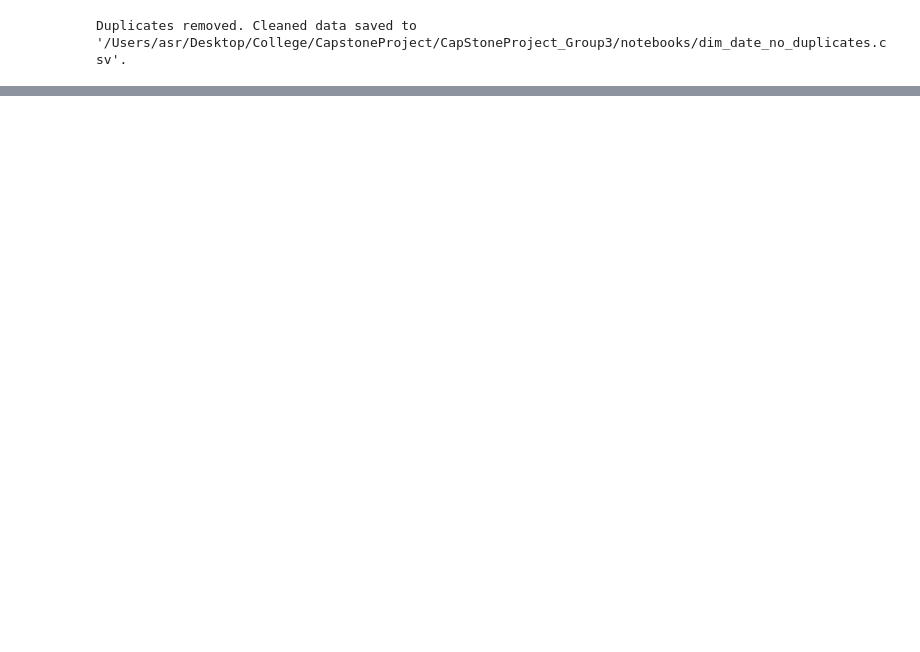
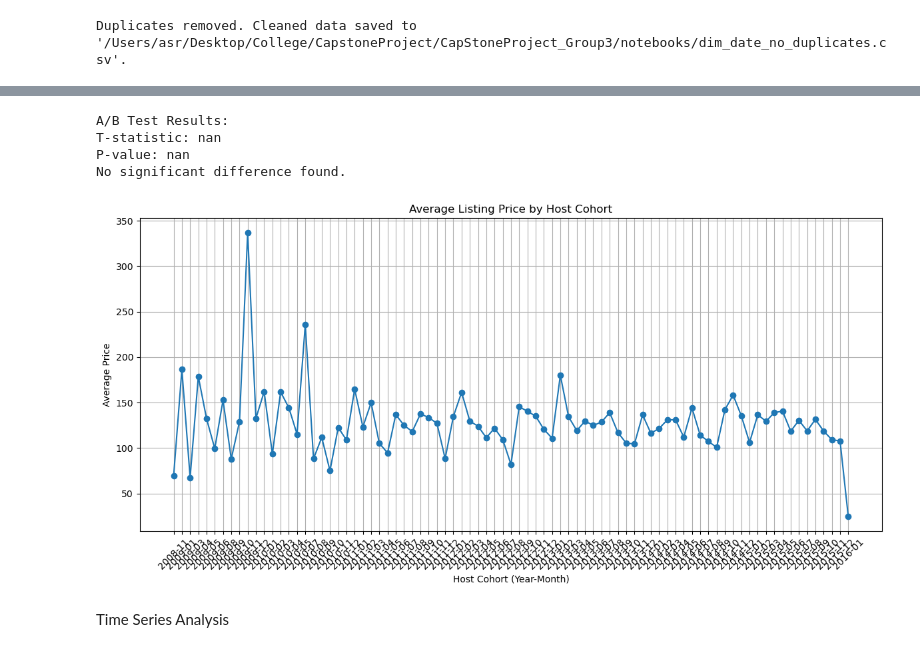
Before and after one commit to TheJojoJoseph/CapStoneProject_Group3, a Jupyter notebook: notebooks/capstone-grp3-phase4.ipynb, the cells around one changed output, grey strips where cells are left out. Cells and saved outputs as stored; diff of their text form; code cells hidden in the pictures; blank space fills up the shorter version.

```diff
--- a/notebooks/capstone-grp3-phase4.ipynb
+++ b/notebooks/capstone-grp3-phase4.ipynb
@@ -170,0 +300,75 @@ Duplicates removed. Cleaned data saved to '/Users/asr/Desktop/College/CapstonePr
+# %%
+import pandas as pd
+import numpy as np
+from scipy.stats import ttest_ind
+import matplotlib.pyplot as plt
+
+# Assume df_ab is a DataFrame with listings and metrics loaded from BigQuery
+# Columns might include: listing_id, neighbourhood_cleansed, price_y, occupancy_rate, revenue
+
+# A/B Testing Setup
+# Let's say we choose two similar neighborhoods for a controlled experiment
+neighborhood_treatment = "Neighborhood_A"
+neighborhood_control = "Neighborhood_B"
+
+df_ab = df.copy()  # Assuming df is the data queried from BigQuery
+df_ab = df_ab[df_ab['availability_365'] > 50]  # Filter listings with some baseline availability
+
+# Assign treatment and control groups
+treatment_group = df_ab[df_ab['neighbourhood_cleansed'] == neighborhood_treatment].copy()
+control_group = df_ab[df_ab['neighbourhood_cleansed'] == neighborhood_control].copy()
+
+# Suppose we "simulate" a price increase in the treatment group
+# (In practice, you'd implement the price change and wait a period of time to collect actual post-change data)
+treatment_group['adjusted_price'] = treatment_group['price_y'] * 1.10  # 10% increase
+control_group['adjusted_price'] = control_group['price_y']  # no change in control
+
+# Simulate occupancy changes (In reality, you'd measure this after the experiment run)
+np.random.seed(42)
+treatment_group['post_treatment_occupancy'] = treatment_group['availability_365'] * np.random.uniform(0.5, 0.8, len(treatment_group))
+control_group['post_treatment_occupancy'] = control_group['availability_365'] * np.random.uniform(0.5, 0.8, len(control_group))
+
+# Compute revenue after adjustment (price * occupancy as a proxy)
+treatment_group['post_treatment_revenue'] = treatment_group['adjusted_price'] * treatment_group['post_treatment_occupancy']
+control_group['post_treatment_revenue'] = control_group['adjusted_price'] * control_group['post_treatment_occupancy']
+
+# Statistical Test (t-test) to check if revenue differs significantly
+t_stat, p_val = ttest_ind(treatment_group['post_treatment_revenue'].dropna(),
+                          control_group['post_treatment_revenue'].dropna(),
+                          equal_var=False)
+
+print("A/B Test Results:")
+print("T-statistic:", t_stat)
+print("P-value:", p_val)
+if p_val < 0.05:
+    print("Significant difference between treatment and control groups at 95% confidence.")
+else:
+    print("No significant difference found.")
+
+# Cohort Analysis Example
+# Define cohort by host_since year
+df_ab['host_since'] = pd.to_datetime(df_ab['host_since'], errors='coerce')
+df_ab['host_cohort'] = df_ab['host_since'].dt.to_period('M')  # cohort by month-year of host signup
+
+cohort_revenue = df_ab.groupby('host_cohort')['price_y'].mean().reset_index()
+cohort_revenue['host_cohort'] = cohort_revenue['host_cohort'].astype(str)
+
+plt.figure(figsize=(12,6))
+plt.plot(cohort_revenue['host_cohort'], cohort_revenue['price_y'], marker='o')
+plt.xticks(rotation=45)
+plt.xlabel('Host Cohort (Year-Month)')
+plt.ylabel('Average Price')
+plt.title('Average Listing Price by Host Cohort')
+plt.grid(True)
+plt.tight_layout()
+plt.show()
+
+# From this analysis, you could incorporate occupancy or revenue metrics similarly.
+# %% [output]
+A/B Test Results:
+T-statistic: nan
+P-value: nan
+No significant difference found.
+[figure, added]
+# %% [markdown]
+Time Series Analysis
```
Also changed, not shown: parts of 11 cells of this notebook.
